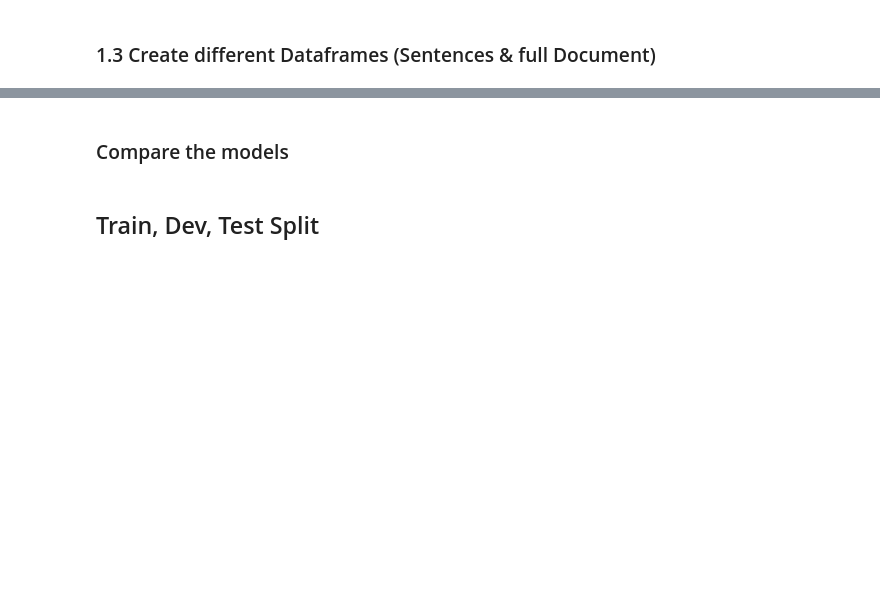
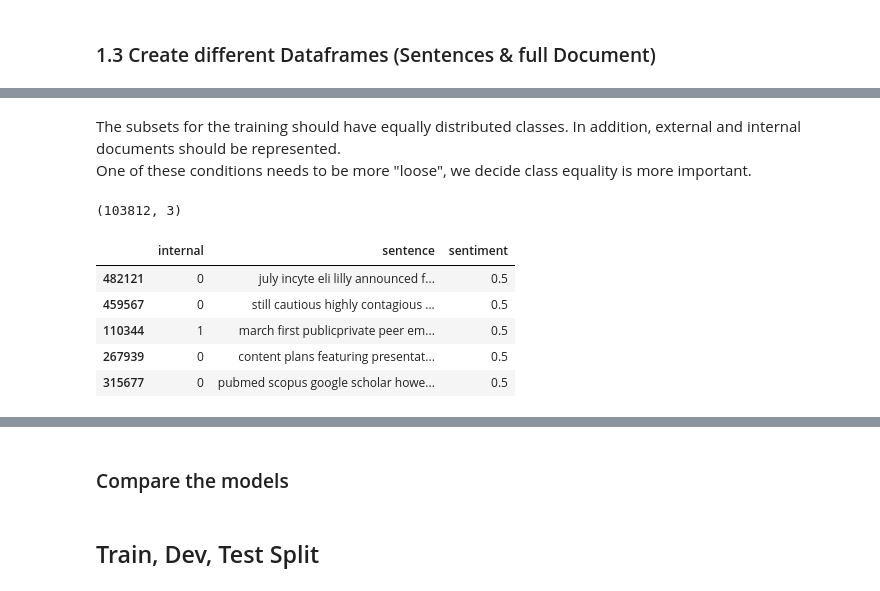
Before and after one commit to syX113/hslu-nlp, a Jupyter notebook: stage3/03-train-classifier.ipynb, the cells around one changed output, grey strips where cells are left out. Saved outputs shown, nothing was run; the diff lists cells and outputs as text; code cells hidden in the pictures; blank space fills up the shorter version.

```diff
--- a/stage3/03-train-classifier.ipynb
+++ b/stage3/03-train-classifier.ipynb
@@ -202,0 +187,30 @@ document_df.head()
+# %% [markdown]
+The subsets for the training should have equally distributed classes. In addition, external and internal documents should be represented.
+One of these conditions needs to be more "loose", we decide class equality is more important.
+# %%
+def balance_sentiment_and_internal(df):
+    # Get minimum number of observations across sentiment classes
+    min_internal_count = df['internal'].value_counts().min()
+
+    # Get the minimum number of observations between internal == 0 and internal == 1
+    min_sentiment_count = min(df[df['sentiment'] == 0].shape[0], df[df['sentiment'] == 1].shape[0], min_internal_count)
+
+    # Create "balanced" dataframe
+    balanced_df = pd.concat([df[df['sentiment'] == i].sample(min_sentiment_count, random_state=1) for i in df['sentiment'].unique()])
+
+    return balanced_df
+
+# Sample the sentence dataframe
+sub_sentence_df = balance_sentiment_and_internal(sentence_df)
+
+# Display header and shape
+print(sub_sentence_df.shape)
+sub_sentence_df.head()
+# %% [output]
+(103812, 3)
+|  | internal | sentence | sentiment |
+| 482121 | 0 | july incyte eli lilly announced f... | 0.5 |
+| 459567 | 0 | still cautious highly contagious ... | 0.5 |
+| 110344 | 1 | march first publicprivate peer em... | 0.5 |
+| 267939 | 0 | content plans featuring presentat... | 0.5 |
+| 315677 | 0 | pubmed scopus google scholar howe... | 0.5 |
```
Also changed, not shown: parts of 45 cells of this notebook, 4 other files.
